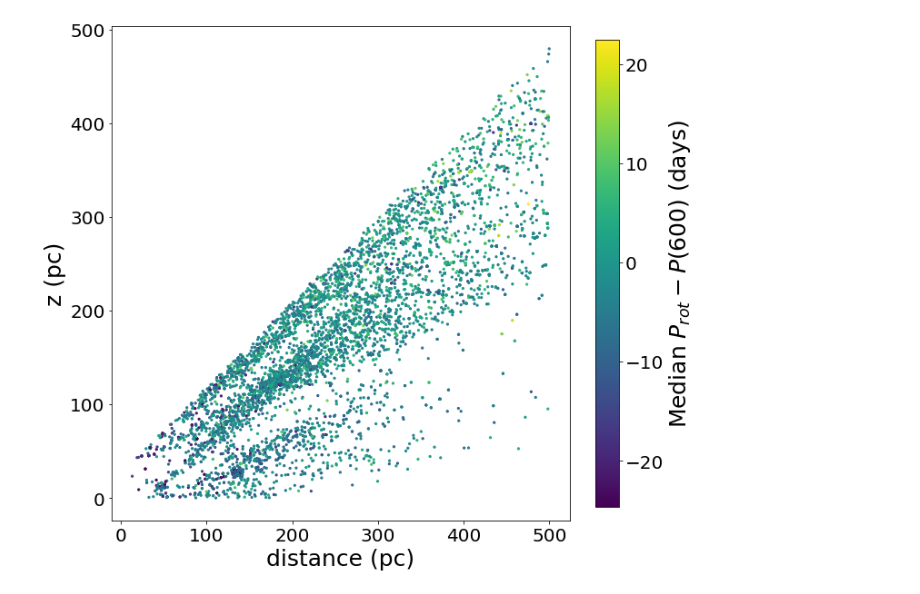
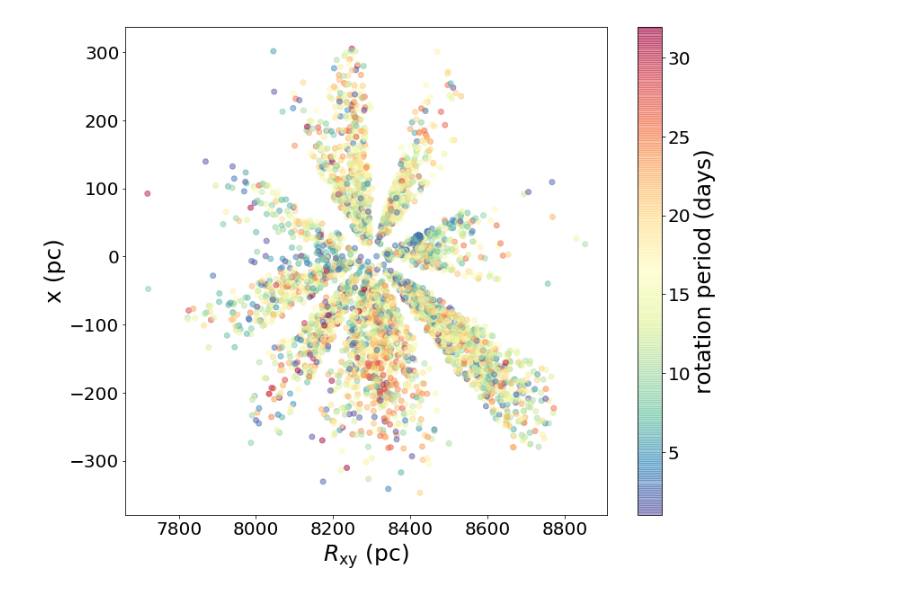
Before and after one commit to tagordon/k2rot, a Jupyter notebook: round/figures/map.ipynb, the cells around one changed output. Cells and saved outputs as stored; diff of their text form; code cells hidden in the pictures.

```diff
--- a/round/figures/map.ipynb
+++ b/round/figures/map.ipynb
@@ -26 +38,13 @@ pl.plot(df['galcen_x'], df['galcen_y'], '.')
+# %%
+df = pd.read_hdf('../../output/good.h5')
+
+gyrochrone = gyr.Gordon2019(df['B_V'])
+finite_age_mask = np.isfinite(gyrochrone)
+color_mask = (df['B_V'] > 1.0) & (df['B_V'] < 1.6)
+perdiff = (np.exp(df['logperiod_mean'][finite_age_mask & color_mask]) -
+           gyrochrone[finite_age_mask & color_mask])
+x = df['galcen_x'][finite_age_mask & color_mask]
+y = df['galcen_y'][finite_age_mask & color_mask]
+z = df['galcen_z'][finite_age_mask & color_mask]
+rxy = np.sqrt(x**2 + y**2)
 # %%
@@ -107,12 +299,12 @@ Text(0,0.5,'z (pc)')
 # %%
-pl.figure(figsize=(10, 10))
-pl.scatter(np.abs(df['r_est'][finite_age_mask & color_mask]),
-           np.abs(df['galcen_z'][finite_age_mask & color_mask]),
-           c=perdiff, s=5)
-cb = pl.colorbar(fraction=0.046)
-cb.set_label('Median $P_{rot} - P(600)$ (days)')
-pl.xlabel("distance (pc)")
-pl.ylabel("z (pc)")
-pl.savefig("rz_scatter.pdf")
+pl.figure(figsize=(12, 10))
+y = df['galcen_y']
+rxy = np.sqrt(df['galcen_x']**2 + df['galcen_y']**2)
+pl.scatter(rxy, y, c=np.exp(df['logperiod_mean']), alpha=0.5)
+cb = pl.colorbar()
+cb.set_label('rotation period (days)')
+pl.xlabel("$R_\mathrm{xy}$ (pc)")
+pl.ylabel("x (pc)")
+pl.savefig("/Users/tgordon/Desktop/map.pdf")
 # %% [output]
-[figure, old version]
+[figure, new version]
```
Also changed, not shown: parts of 26 cells of this notebook, 41 other files.
